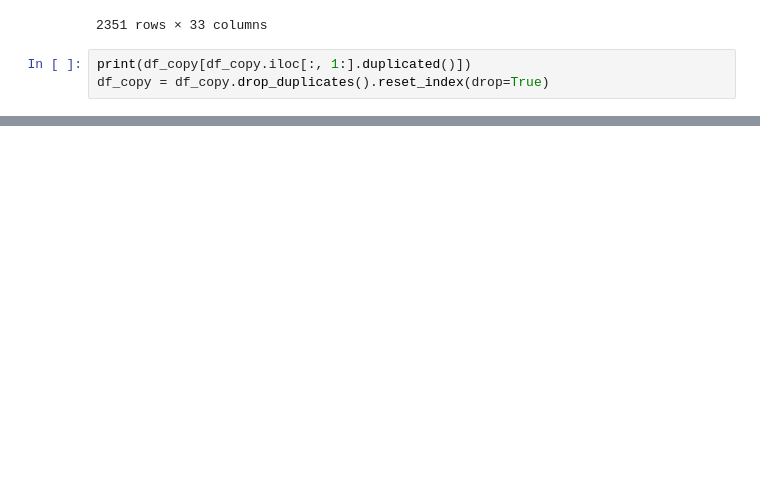
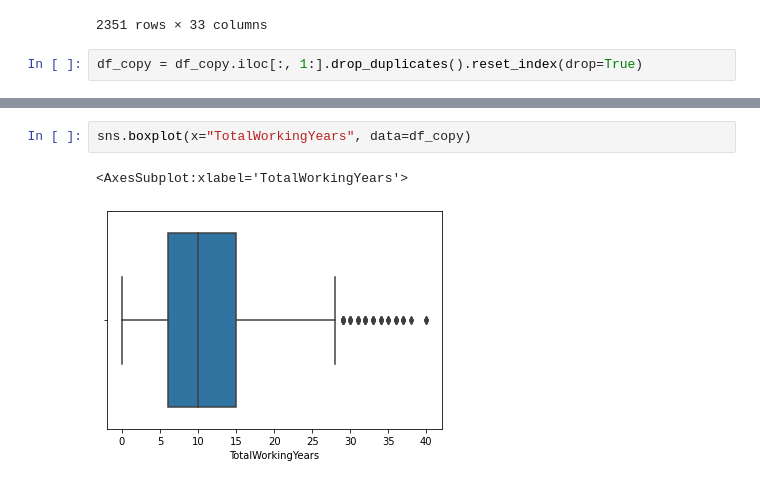
Before and after one commit to ewagaka/Job_Retention, a Jupyter notebook: job.ipynb, the cells around one changed output, grey strips where cells are left out. Saved outputs shown, nothing was run; the diff lists cells and outputs as text; blank space fills up the shorter version.

```diff
--- a/job.ipynb
+++ b/job.ipynb
@@ -285,5 +286,4 @@ df_copy.reset_index(drop=True)
 | 2350 | 7963 | 55.0 | Travel_Rarely | 725.0 | Research & Development | 2.0 | 3.0 | ... |
 2351 rows × 33 columns
 # %%
-print(df_copy[df_copy.iloc[:, 1:].duplicated()])
-df_copy = df_copy.drop_duplicates().reset_index(drop=True)
+df_copy = df_copy.iloc[:, 1:].drop_duplicates().reset_index(drop=True)
@@ -311,0 +310,5 @@ len(df_copy['EmployeeNumber'].unique())
+# %%
+sns.boxplot(x="TotalWorkingYears", data=df_copy)
+# %% [output]
+<AxesSubplot:xlabel='TotalWorkingYears'>
+[figure, added]
```
Also changed, not shown: parts of 13 cells of this notebook.
